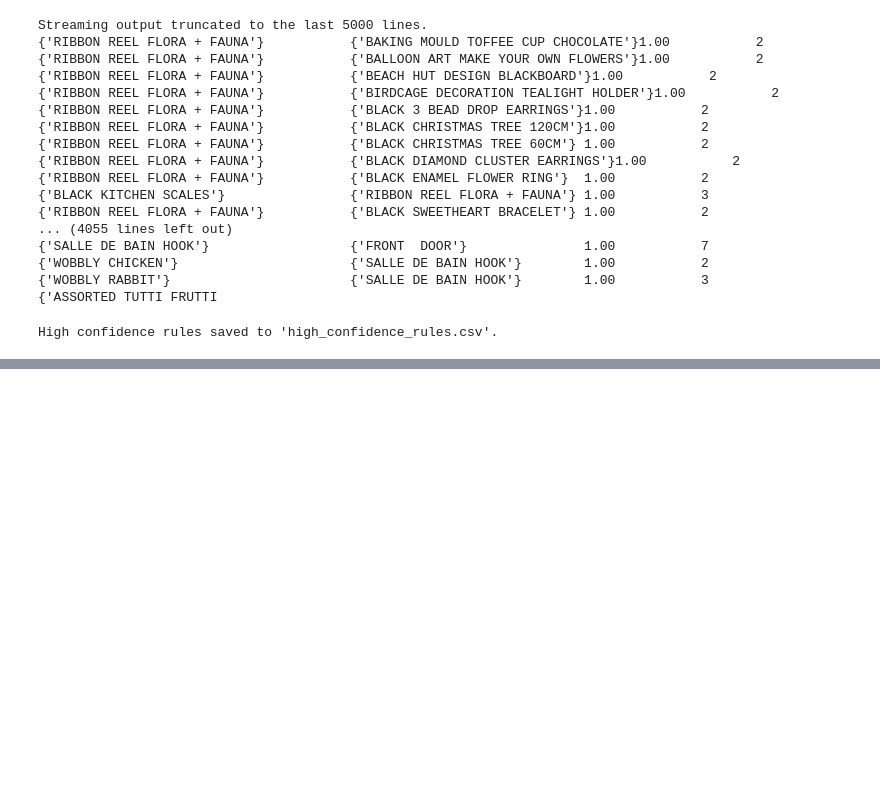
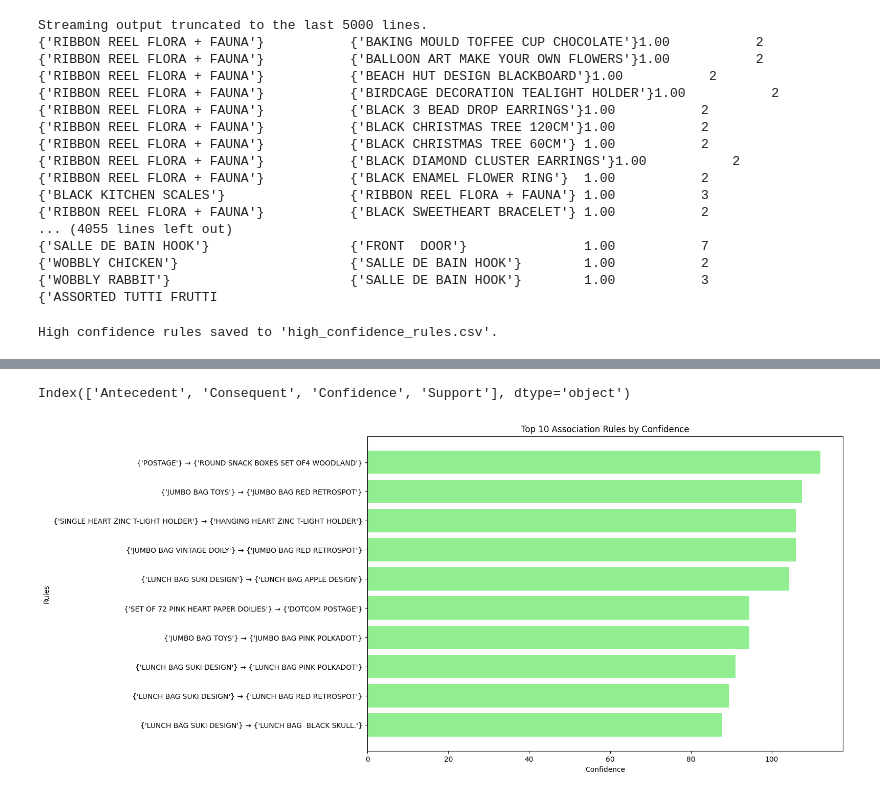
Before and after one commit to NishatVasker/CSE488_Big-Data-Analytics-, a Jupyter notebook: lab_03_E_commerce_Data_Analysis.ipynb, the cells around one changed output, grey strips where cells are left out. Drawn from its saved outputs; the diff is of its cells as text; code cells hidden in the pictures; blank space fills up the shorter version.

```diff
--- a/lab_03_E_commerce_Data_Analysis.ipynb
+++ b/lab_03_E_commerce_Data_Analysis.ipynb
@@ -418,0 +442,7 @@ High confidence rules saved to 'high_confidence_rules.csv'.
+# %%
+import pandas as pd
+
+# Load association rules
+association_rules = pd.read_csv('association_rules.csv')
+print("Association Rules Loaded Successfully")
+print(association_rules.head())
@@ -418,0 +464,22 @@ High confidence rules saved to 'high_confidence_rules.csv'.
+# %%
+# Load the file and check available columns
+print(association_rules.columns)
+# %% [output]
+Index(['Antecedent', 'Consequent', 'Confidence', 'Support'], dtype='object')
+# %%
+import matplotlib.pyplot as plt
+
+# Sort the rules by confidence and select the top 10
+top_rules = association_rules.sort_values(by='Confidence', ascending=False).head(10)
+
+# Create a horizontal bar chart
+plt.figure(figsize=(12, 8))
+plt.barh(top_rules['Antecedent'] + ' → ' + top_rules['Consequent'],
+         top_rules['Confidence'], color='lightgreen')
+plt.title('Top 10 Association Rules by Confidence')
+plt.xlabel('Confidence')
+plt.ylabel('Rules')
+plt.gca().invert_yaxis()  # Reverse the order of the bars
+plt.show()
+# %% [output]
+[figure, added]
```
Also changed, not shown: parts of 8 cells of this notebook.
